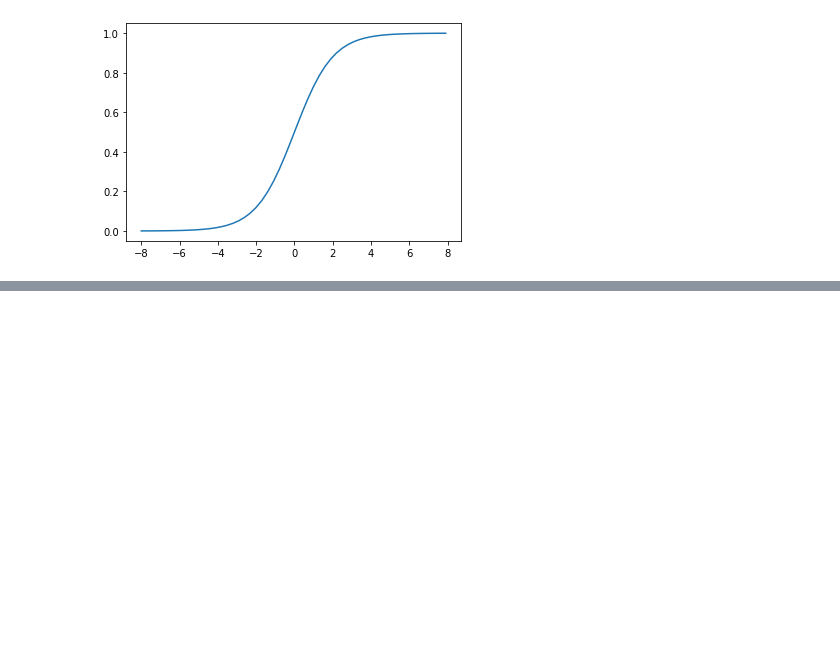
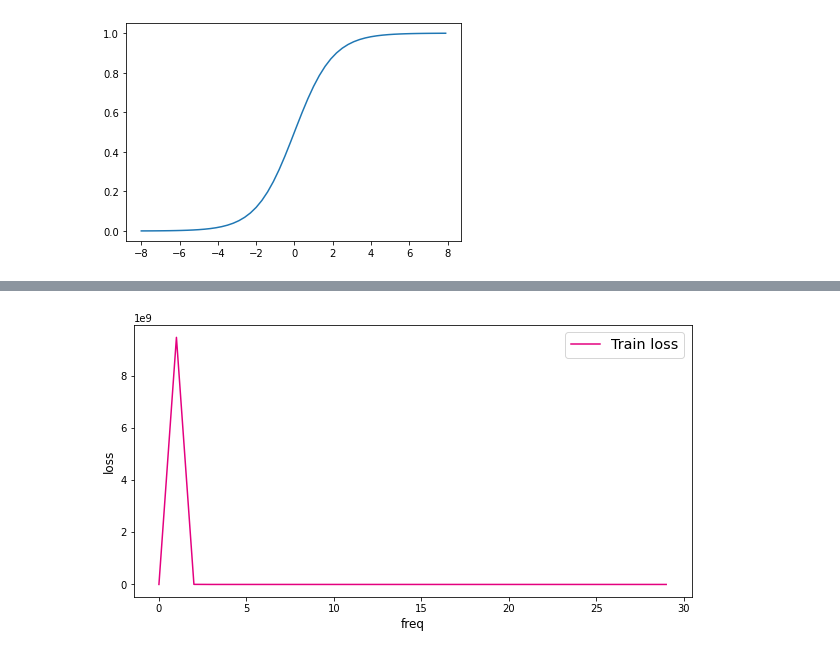
Before and after one commit to mutengchen/paddle_study, a Jupyter notebook: src/Mnist-网络模型-损失函数-优化算法.ipynb, the cells around one changed output, grey strips where cells are left out. Cells and saved outputs as stored; diff of their text form; code cells hidden in the pictures; blank space fills up the shorter version.

```diff
--- a/src/Mnist-网络模型-损失函数-优化算法.ipynb
+++ b/src/Mnist-网络模型-损失函数-优化算法.ipynb
@@ -42,0 +210,18 @@ import paddle.nn.functional as F
+# %%
+def plot(loss_list):
+    plt.figure(figsize=(10,5))
+
+    freqs = [i for i in range(len(loss_list))]
+    # 绘制训练损失变化曲线
+    plt.plot(freqs, loss_list, color='#e4007f', label="Train loss")
+
+    # 绘制坐标轴和图例
+    plt.ylabel("loss", fontsize='large')
+    plt.xlabel("freq", fontsize='large')
+    plt.legend(loc='upper right', fontsize='x-large')
+
+    plt.show()
+
+plot(loss_list)
+# %% [output]
+[figure, added]
```
Also changed, not shown: parts of 12 cells of this notebook, 13 other files.
